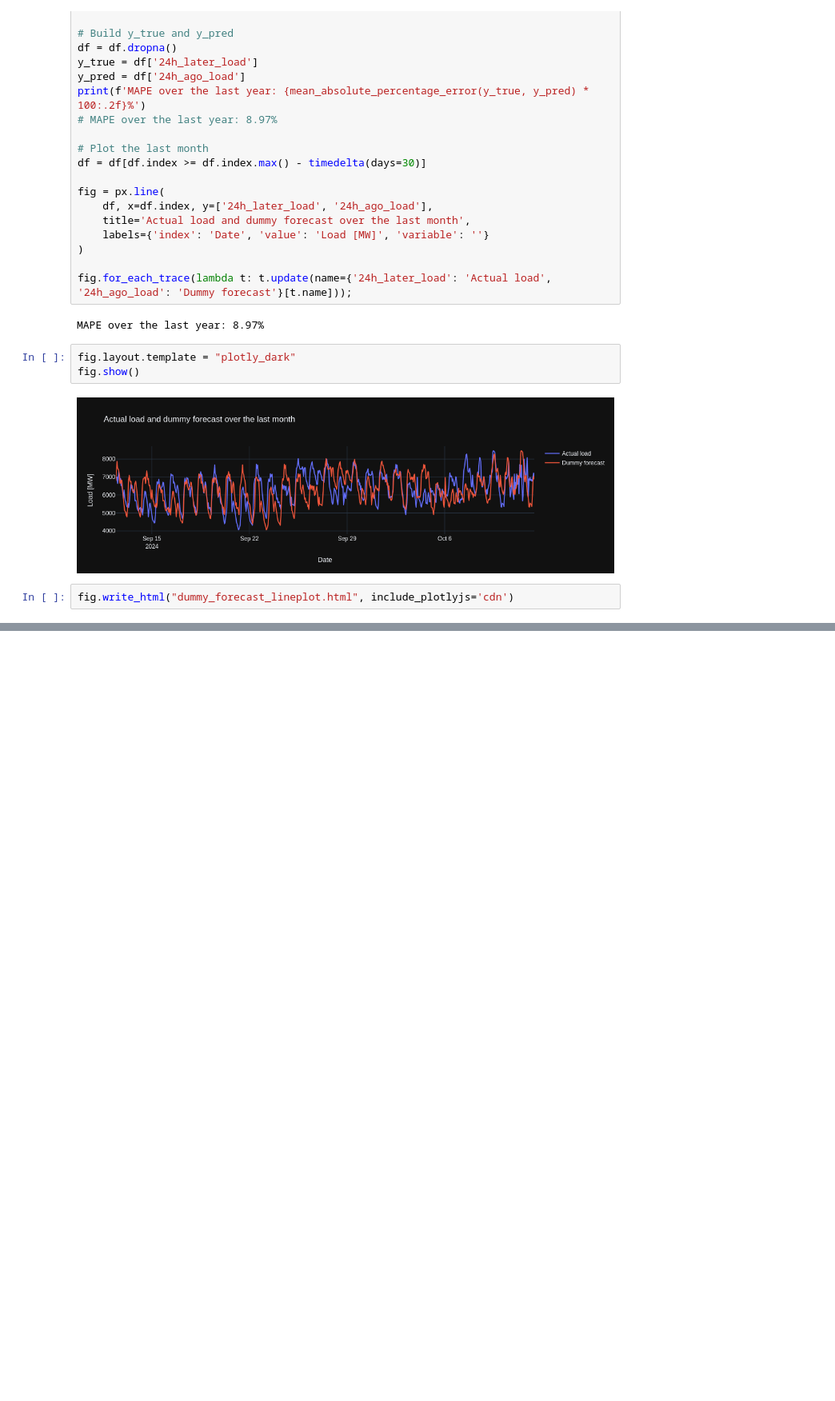
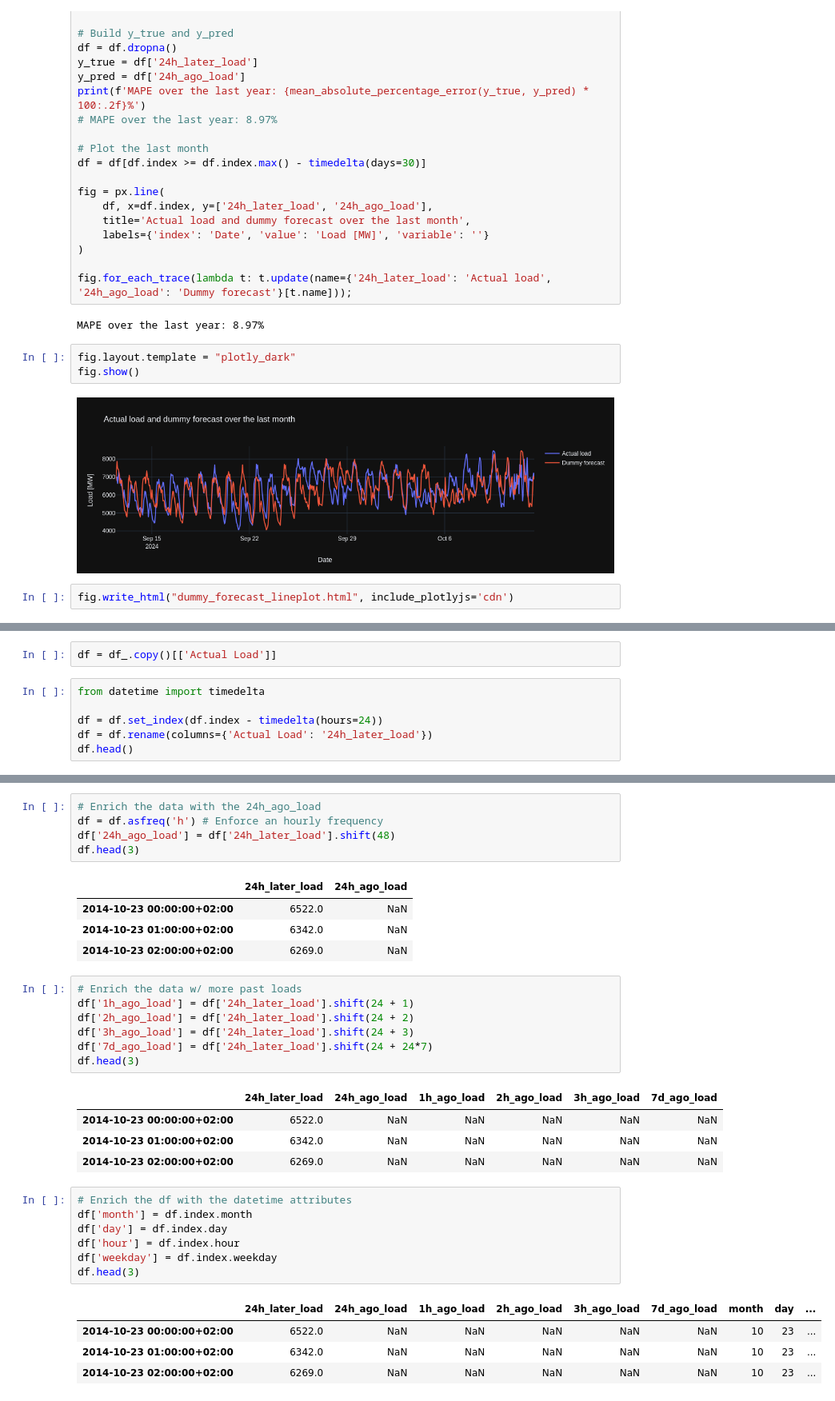
Before and after one commit to arthurgassner/swissenergy-backend, a Jupyter notebook: viz/modelling__lineplot.ipynb, the cells around one changed output, grey strips where cells are left out. Shown at 80% size. Drawn from its saved outputs; the diff is of its cells as text; blank space fills up the shorter version.

```diff
--- a/viz/modelling__lineplot.ipynb
+++ b/viz/modelling__lineplot.ipynb
@@ -109,0 +322,8 @@ reg.fit(X_train, y_train)
+# %%
+df = df_.copy()[['Actual Load']]
+# %%
+from datetime import timedelta
+
+df = df.set_index(df.index - timedelta(hours=24))
+df = df.rename(columns={'Actual Load': '24h_later_load'})
+df.head()
@@ -109,0 +337,34 @@ reg.fit(X_train, y_train)
+# %%
+# Enrich the data with the 24h_ago_load
+df = df.asfreq('h') # Enforce an hourly frequency
+df['24h_ago_load'] = df['24h_later_load'].shift(48)
+df.head(3)
+# %% [output]
+|  | 24h_later_load | 24h_ago_load |
+| 2014-10-23 00:00:00+02:00 | 6522.0 | NaN |
+| 2014-10-23 01:00:00+02:00 | 6342.0 | NaN |
+| 2014-10-23 02:00:00+02:00 | 6269.0 | NaN |
+# %%
+# Enrich the data w/ more past loads
+df['1h_ago_load'] = df['24h_later_load'].shift(24 + 1)
+df['2h_ago_load'] = df['24h_later_load'].shift(24 + 2)
+df['3h_ago_load'] = df['24h_later_load'].shift(24 + 3)
+df['7d_ago_load'] = df['24h_later_load'].shift(24 + 24*7)
+df.head(3)
+# %% [output]
+|  | 24h_later_load | 24h_ago_load | 1h_ago_load | 2h_ago_load | 3h_ago_load | 7d_ago_load |
+| 2014-10-23 00:00:00+02:00 | 6522.0 | NaN | NaN | NaN | NaN | NaN |
+| 2014-10-23 01:00:00+02:00 | 6342.0 | NaN | NaN | NaN | NaN | NaN |
+| 2014-10-23 02:00:00+02:00 | 6269.0 | NaN | NaN | NaN | NaN | NaN |
+# %%
+# Enrich the df with the datetime attributes
+df['month'] = df.index.month
+df['day'] = df.index.day
+df['hour'] = df.index.hour
+df['weekday'] = df.index.weekday
+df.head(3)
+# %% [output]
+|  | 24h_later_load | 24h_ago_load | 1h_ago_load | 2h_ago_load | 3h_ago_load | 7d_ago_load | month | day | ... |
+| 2014-10-23 00:00:00+02:00 | 6522.0 | NaN | NaN | NaN | NaN | NaN | 10 | 23 | ... |
+| 2014-10-23 01:00:00+02:00 | 6342.0 | NaN | NaN | NaN | NaN | NaN | 10 | 23 | ... |
+| 2014-10-23 02:00:00+02:00 | 6269.0 | NaN | NaN | NaN | NaN | NaN | 10 | 23 | ... |
```
Also changed, not shown: parts of 30 cells of this notebook, 1 other file.
